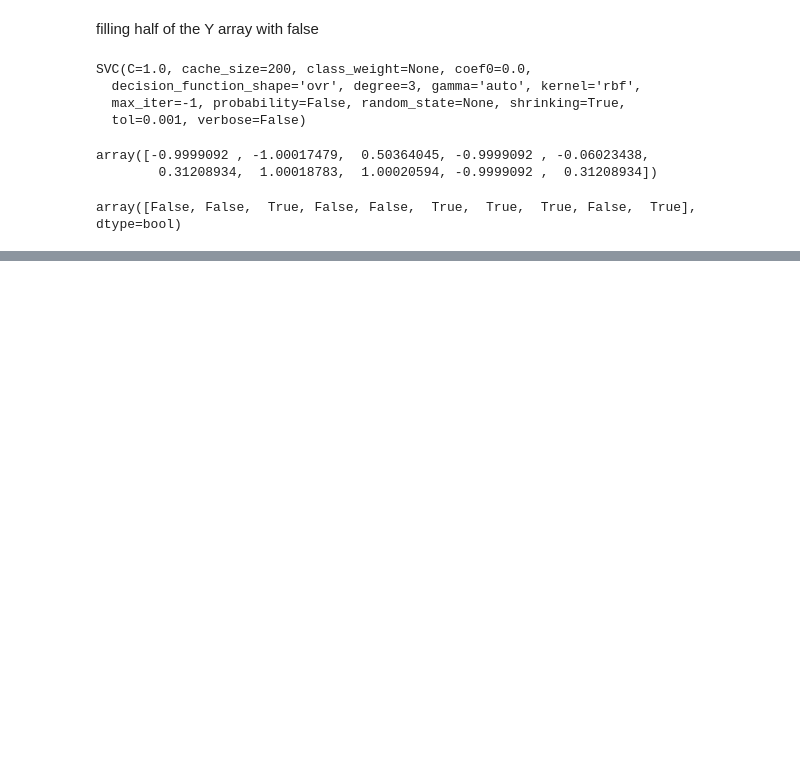
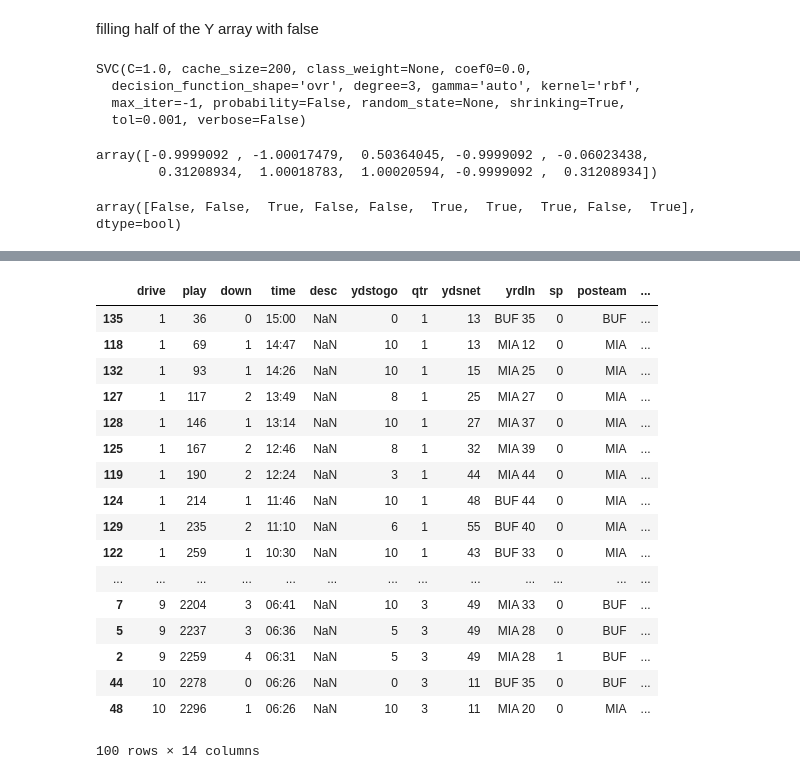
Before and after one commit to tyagi-iiitv/NFLLive, a Jupyter notebook: Evaluation Model.ipynb, the cells around one changed output, grey strips where cells are left out. Cells and saved outputs as stored; diff of their text form; code cells hidden in the pictures; blank space fills up the shorter version.

```diff
--- a/Evaluation Model.ipynb
+++ b/Evaluation Model.ipynb
@@ -87,0 +103,21 @@ array([False, False,  True, False, False,  True,  True,  True, False,  True], dt
+# %%
+pbp_data.head(100)
+# %% [output]
+|  | drive | play | down | time | desc | ydstogo | qtr | ydsnet | yrdln | sp | posteam | ... |
+| 135 | 1 | 36 | 0 | 15:00 | NaN | 0 | 1 | 13 | BUF 35 | 0 | BUF | ... |
+| 118 | 1 | 69 | 1 | 14:47 | NaN | 10 | 1 | 13 | MIA 12 | 0 | MIA | ... |
+| 132 | 1 | 93 | 1 | 14:26 | NaN | 10 | 1 | 15 | MIA 25 | 0 | MIA | ... |
+| 127 | 1 | 117 | 2 | 13:49 | NaN | 8 | 1 | 25 | MIA 27 | 0 | MIA | ... |
+| 128 | 1 | 146 | 1 | 13:14 | NaN | 10 | 1 | 27 | MIA 37 | 0 | MIA | ... |
+| 125 | 1 | 167 | 2 | 12:46 | NaN | 8 | 1 | 32 | MIA 39 | 0 | MIA | ... |
+| 119 | 1 | 190 | 2 | 12:24 | NaN | 3 | 1 | 44 | MIA 44 | 0 | MIA | ... |
+| 124 | 1 | 214 | 1 | 11:46 | NaN | 10 | 1 | 48 | BUF 44 | 0 | MIA | ... |
+| 129 | 1 | 235 | 2 | 11:10 | NaN | 6 | 1 | 55 | BUF 40 | 0 | MIA | ... |
+| 122 | 1 | 259 | 1 | 10:30 | NaN | 10 | 1 | 43 | BUF 33 | 0 | MIA | ... |
+| ... | ... | ... | ... | ... | ... | ... | ... | ... | ... | ... | ... | ... |
+| 7 | 9 | 2204 | 3 | 06:41 | NaN | 10 | 3 | 49 | MIA 33 | 0 | BUF | ... |
+| 5 | 9 | 2237 | 3 | 06:36 | NaN | 5 | 3 | 49 | MIA 28 | 0 | BUF | ... |
+| 2 | 9 | 2259 | 4 | 06:31 | NaN | 5 | 3 | 49 | MIA 28 | 1 | BUF | ... |
+| 44 | 10 | 2278 | 0 | 06:26 | NaN | 0 | 3 | 11 | BUF 35 | 0 | BUF | ... |
+| 48 | 10 | 2296 | 1 | 06:26 | NaN | 10 | 3 | 11 | MIA 20 | 0 | MIA | ... |
+100 rows × 14 columns
```
Also changed, not shown: parts of 5 cells of this notebook.
